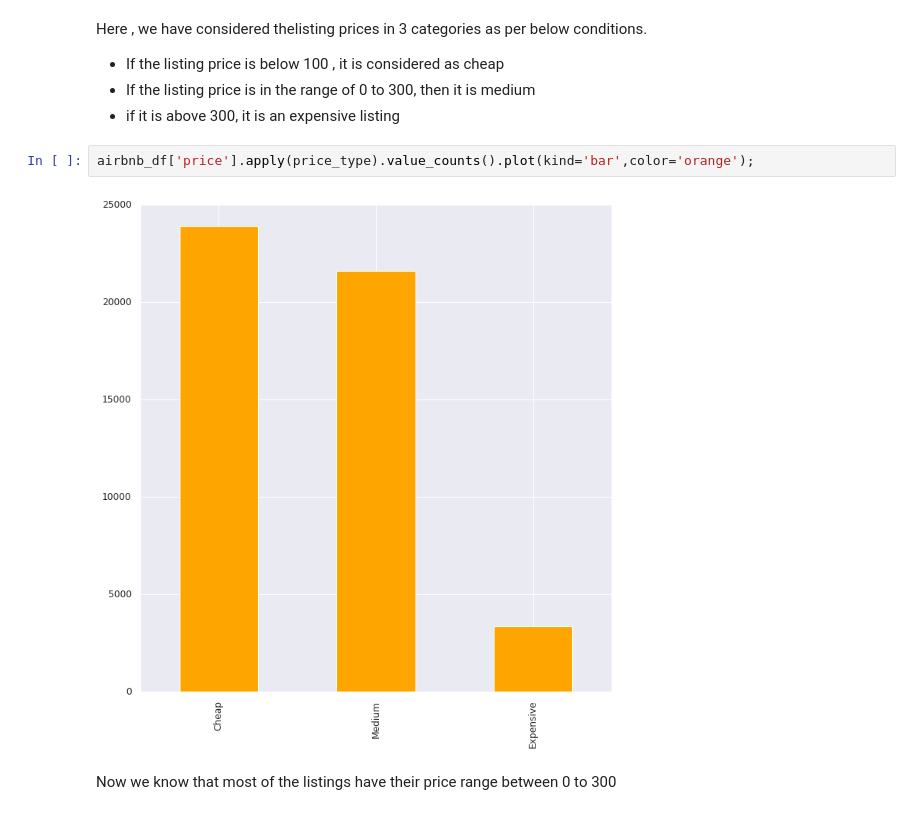
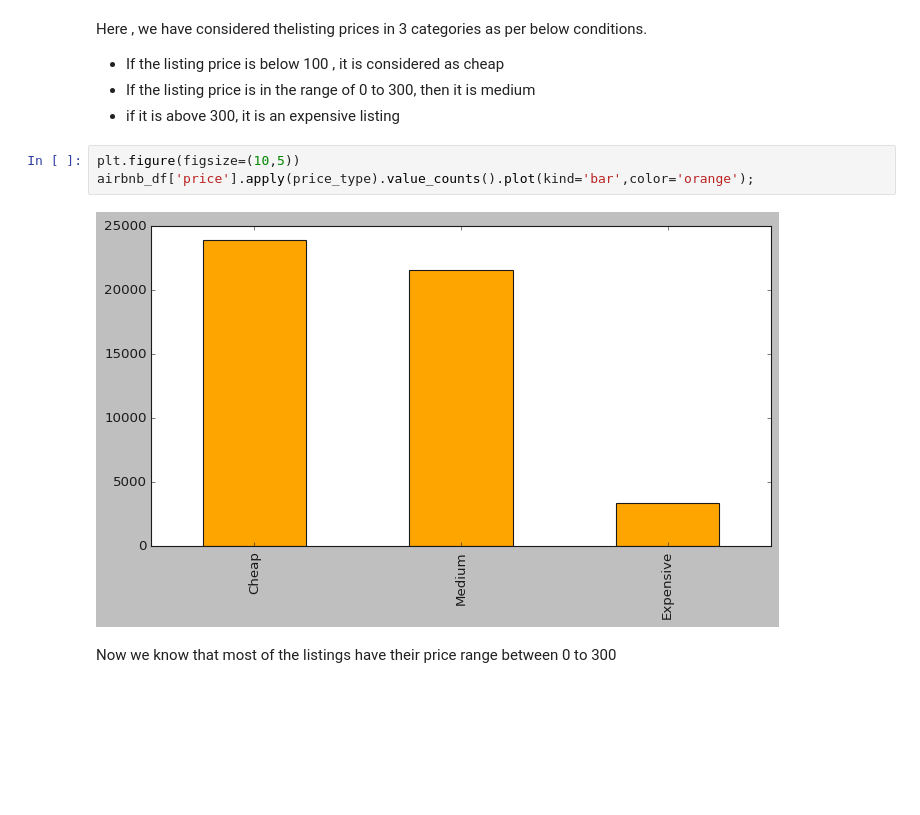
Before and after one commit to NayanaPradeep/Airbnb-Bookings-Analysis, a Jupyter notebook: Airbnb_Bookings_Analysis_Capstone_Project.ipynb, the cells around one changed output. Cells and saved outputs as stored; diff of their text form; blank space fills up the shorter version.

```diff
--- a/Airbnb_Bookings_Analysis_Capstone_Project.ipynb
+++ b/Airbnb_Bookings_Analysis_Capstone_Project.ipynb
@@ -408,9 +408,10 @@ Here , we have considered thelisting prices in 3 categories as per below conditi
 *   If the listing price is in the range of 0 to 300, then it is medium
 *   if it is above 300, it is an expensive listing
 # %%
+plt.figure(figsize=(10,5))
 airbnb_df['price'].apply(price_type).value_counts().plot(kind='bar',color='orange');
 # %% [output]
-[figure, old version]
+[figure, new version]
 # %% [markdown]
 Now we know that most of the listings have their price range between 0 to 300
 # %% [markdown]
```
Also changed, not shown: parts of 6 cells of this notebook.
